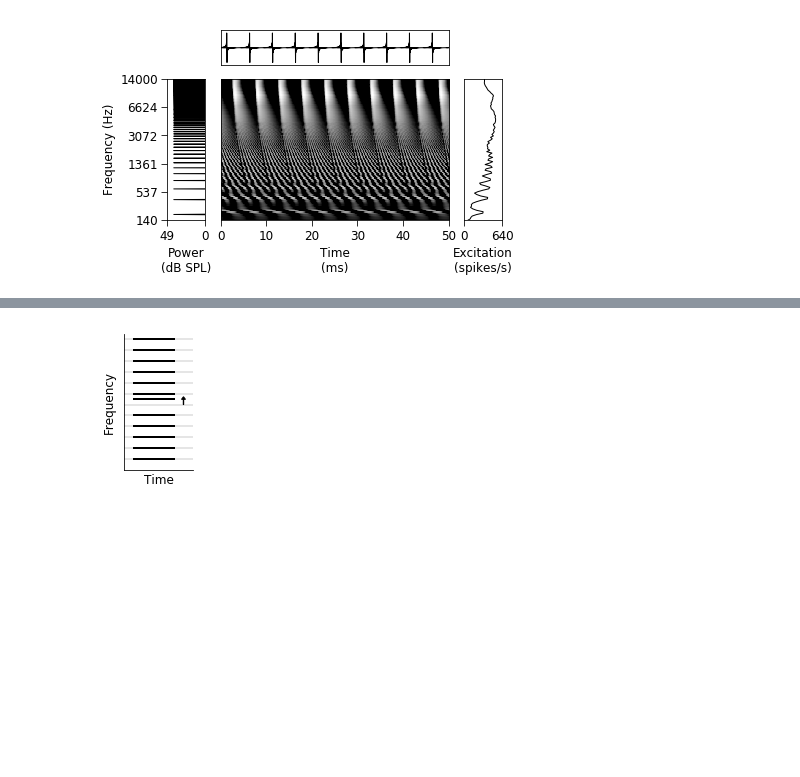
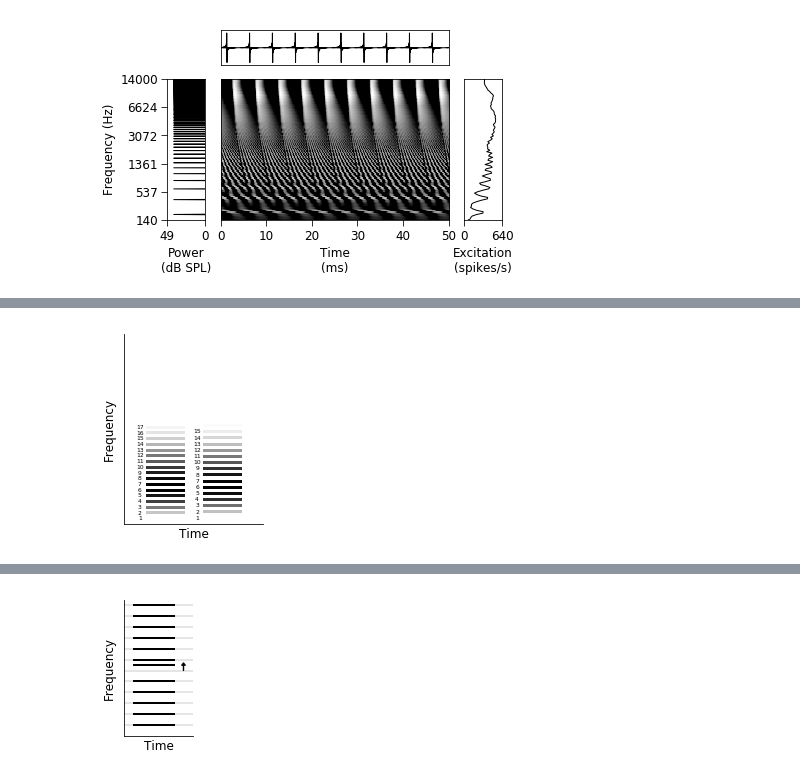
Before and after one commit to msaddler/pitchnet, a Jupyter notebook: notebook_figures_stimuli.ipynb, the cells around one changed output, grey strips where cells are left out. Drawn from its saved outputs; the diff is of its cells as text; code cells hidden in the pictures; blank space fills up the shorter version.

```diff
--- a/notebook_figures_stimuli.ipynb
+++ b/notebook_figures_stimuli.ipynb
@@ -471 +466,101 @@ plt.show()
 [figure]
+# %%
+def bernox_schematic_spectrogram(fs=32000,
+                                 highpass_filter_cutoff=2.5e3,
+                                 lowpass_filter_cutoff=3.5e3,
+                                 filter_order=4,
+                                 threshold_dBSPL=33.3,
+                                 component_dBSL=15.0,
+                                 base_f0=300,
+                                 delta_f0_list=[1.00, 1.08],
+                                 lh=4,
+                                 figsize=(2.5, 2.5),
+                                 dur=1.0,
+                                 gap=0.6,
+                                 limits_buffer=0.25,
+                                 ylimits=[0, None],
+                                 max_harm_labels_freq=None,
+                                 include_harm_labels=True):
+    '''
+    '''
+    baseline_freq_response = stimuli_generate_BernsteinOxenhamFixedFilter.get_bandpass_filter_frequency_response(
+        highpass_filter_cutoff,
+        lowpass_filter_cutoff,
+        fs=fs,
+        order=filter_order)
+    desired_fl = base_f0 * lh
+    desired_fl_gain_in_dB = -1 * component_dBSL
+    fixed_freq_response = stimuli_generate_BernsteinOxenhamFixedFilter.shift_bandpass_filter_frequency_response(
+        desired_fl,
+        desired_fl_gain_in_dB,
+        fs=fs,
+        unshifted_passband=None,
+        frequency_response_in_dB=baseline_freq_response)
+
+    fig, ax = plt.subplots(nrows=1, ncols=1, figsize=figsize)
+    times = np.array([0.0, dur])
+    for itr_f0, f0_delta in enumerate(delta_f0_list):
+        f0 = base_f0 * f0_delta
+        freqs = np.arange(f0, fs/2, f0)
+
+        level = fixed_freq_response(freqs)
+        IDX = freqs >= (lh - 1) * f0
+        IDX = np.logical_and(IDX, level >= level[IDX][0])
+        level = level[IDX]
+        freqs = freqs[IDX]
+        colors = map_level_to_color(level)
+        ax = schematic_spectrogram(ax, times, freqs, colors=colors)
+
+        if include_harm_labels:
+            if max_harm_labels_freq is None:
+                max_harm_labels_freq = freqs[-1] + 1
+            for f_idx, f in enumerate(np.arange(f0, max_harm_labels_freq, f0)):
+                ax.text(times[0]-gap/3, f, '{}'.format(f_idx + 1),
+                        ha='center',  va='center', fontsize=6)
+
+#         ax.text(np.mean(times), label_yval, label_list[itr_f0],
+#                 ha='center',  va='center', fontsize=10)
+
+        times = times + gap + dur
+
+
+    [xb, yb, dxb, dyb] = ax.dataLim.bounds
+    limits_x = [xb - limits_buffer * dxb, xb + (1 + limits_buffer) * dxb]
+
+    ax = util_figures.format_axes(ax,
+        str_xlabel='Time',
+        str_ylabel='Frequency',
+        fontsize_labels=12,
+        fontsize_ticks=12,
+        fontweight_labels=None,
+        xscale='linear',
+        yscale='linear',
+        xlimits=limits_x,
+        ylimits=ylimits,
+        xticks=[],
+        yticks=None,
+        xticks_minor=None,
+        yticks_minor=None,
+        xticklabels=None,
+        yticklabels=[],
+        spines_to_hide=['right', 'top'],
+        major_tick_params_kwargs_update={'length':0},
+        minor_tick_params_kwargs_update={})
+
+    return fig, ax
+
+fig, ax = bernox_schematic_spectrogram(lh=2, ylimits=[0, 1e4], figsize=(2.5, 3.5))
+plt.show()
+
+
+fig, ax = bernox_schematic_spectrogram(lh=12, ylimits=[0, 1e4], figsize=(2.5, 3.5))
+plt.show()
+
+
+# fig, ax = bernox_schematic_spectrogram(lh=1, figsize=(2.5, 3.5))
+# plt.show()
+
+# save_fn = os.path.join(save_dir, 'schematic_stimulus_bernox_spectrogram.pdf')
+# fig.savefig(save_fn, bbox_inches='tight', transparent=False)
+# %% [output]
+[figure, added]
```
Also changed, not shown: parts of 4 cells of this notebook.
